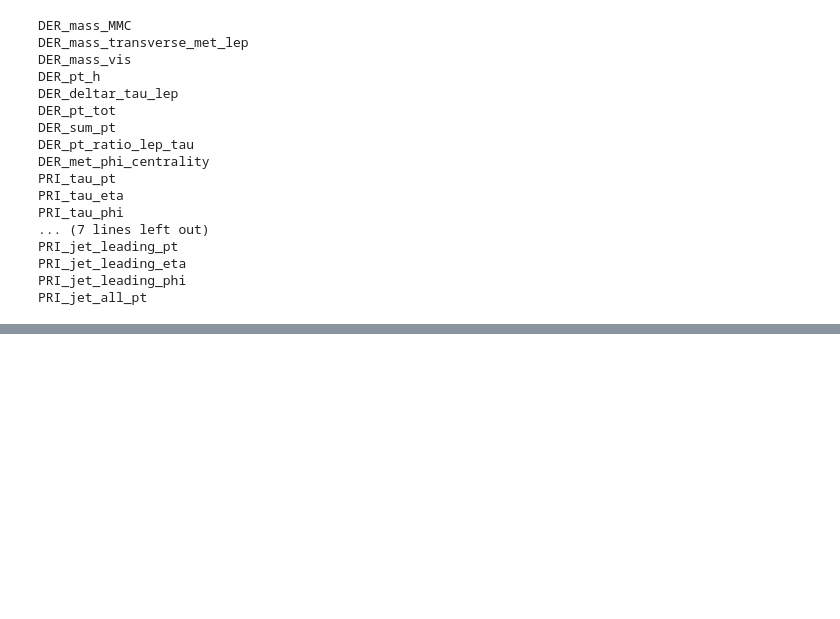
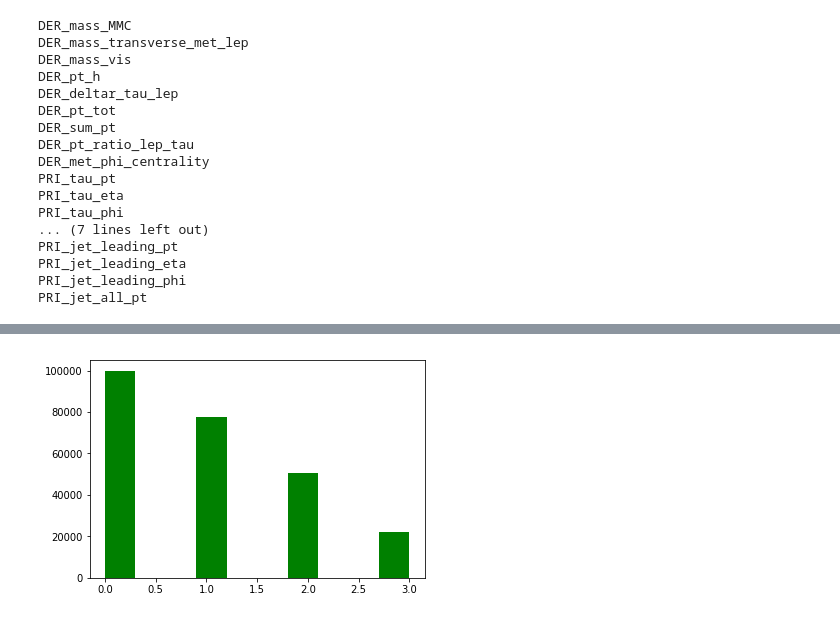
Before and after one commit to jheitmann/ML_course, a Jupyter notebook: projects/project1/scripts/feature-distribution.ipynb, the cells around one changed output, grey strips where cells are left out. Drawn from its saved outputs; the diff is of its cells as text; code cells hidden in the pictures; blank space fills up the shorter version.

```diff
--- a/projects/project1/scripts/feature-distribution.ipynb
+++ b/projects/project1/scripts/feature-distribution.ipynb
@@ -148,0 +238,5 @@ PRI_jet_all_pt
+# %%
+n, bins, patches = plt.hist(pri_jet_num_data, facecolor='green')
+plt.show()
+# %% [output]
+[figure, added]
```
Also changed, not shown: parts of 33 cells of this notebook, 2 other files.
